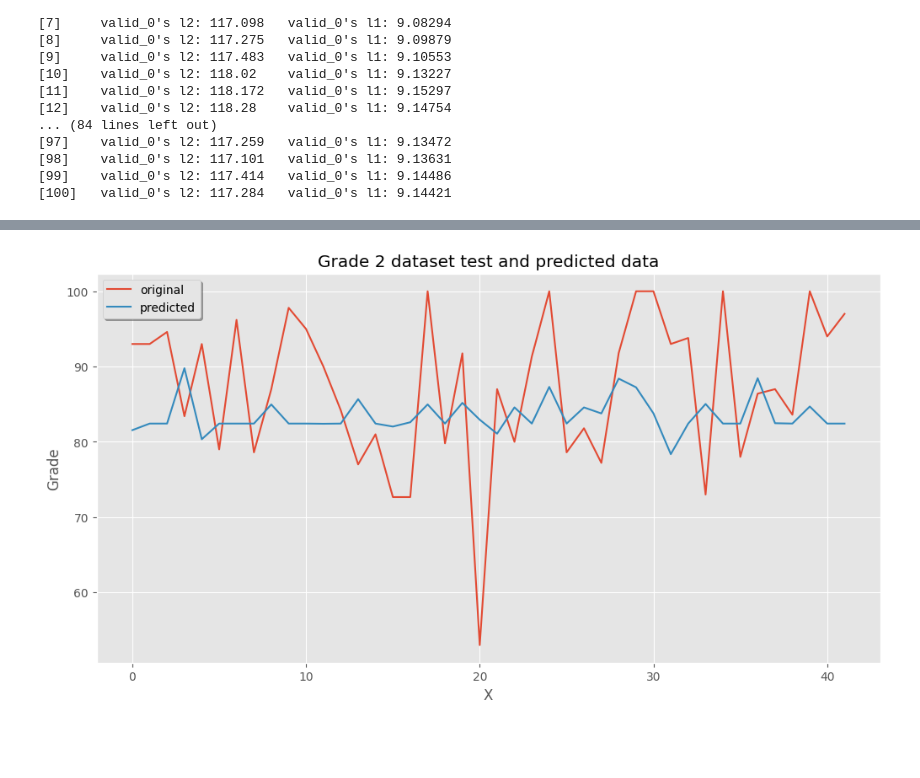
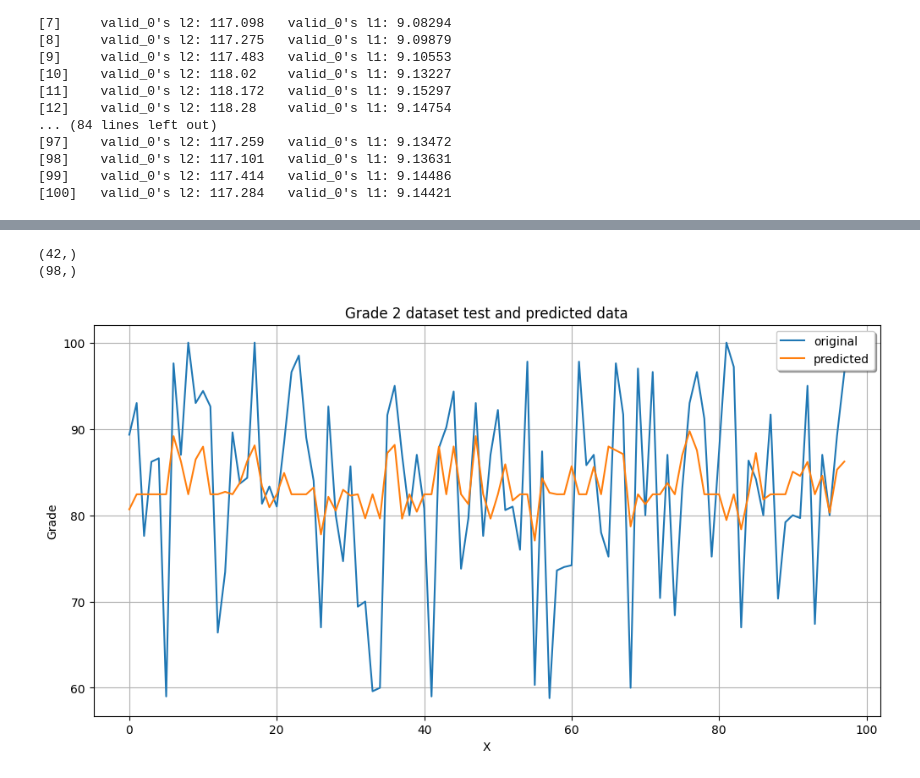
Before and after one commit to HaydenLaBrie/test_prediction, a Jupyter notebook: main.ipynb, the cells around one changed output, grey strips where cells are left out. Cells and saved outputs as stored; diff of their text form; code cells hidden in the pictures; blank space fills up the shorter version.

Commit message:
finished model

```diff
--- a/main.ipynb
+++ b/main.ipynb
@@ -433,7 +434,11 @@ model = lgb.train(params,
 [100]   valid_0's l2: 117.284   valid_0's l1: 9.14421
 # %%
 from sklearn.metrics import mean_squared_error
-y_pred = model.predict(x_test)
-mse = mean_squared_error(y_test, y_pred)
+y_pred = model.predict(x_train)
+print(y_pred.size) #y_pred should be same as x_train
+print(y_test.size)
+print(x_train.shape)
+print(x_test.shape)
+mse = mean_squared_error(y_train, y_pred)
 print(mse)
 # %% [output]
@@ -446,15 +455,18 @@ lgb.plot_importance(model, height=.2)
 # %%
 from matplotlib import pyplot as plt
-
-x_ax = range(len(y_test))
+print(y_test.shape)
+print(y_pred.shape)
+x_ax = range(len(y_train))
 plt.figure(figsize=(12, 6))
-plt.plot(x_ax, y_test, label="original")
+plt.plot(x_ax, y_train, label="original")
 plt.plot(x_ax, y_pred, label="predicted")
 plt.title("Grade 2 dataset test and predicted data")
 plt.xlabel('X')
 plt.ylabel('Grade')
 plt.legend(loc='best',fancybox=True, shadow=True)
 plt.grid(True)
 plt.show()
 # %% [output]
+(42,)
+(98,)
-[figure, old version]
+[figure, new version]
```
Also changed, not shown: parts of 6 cells of this notebook.
